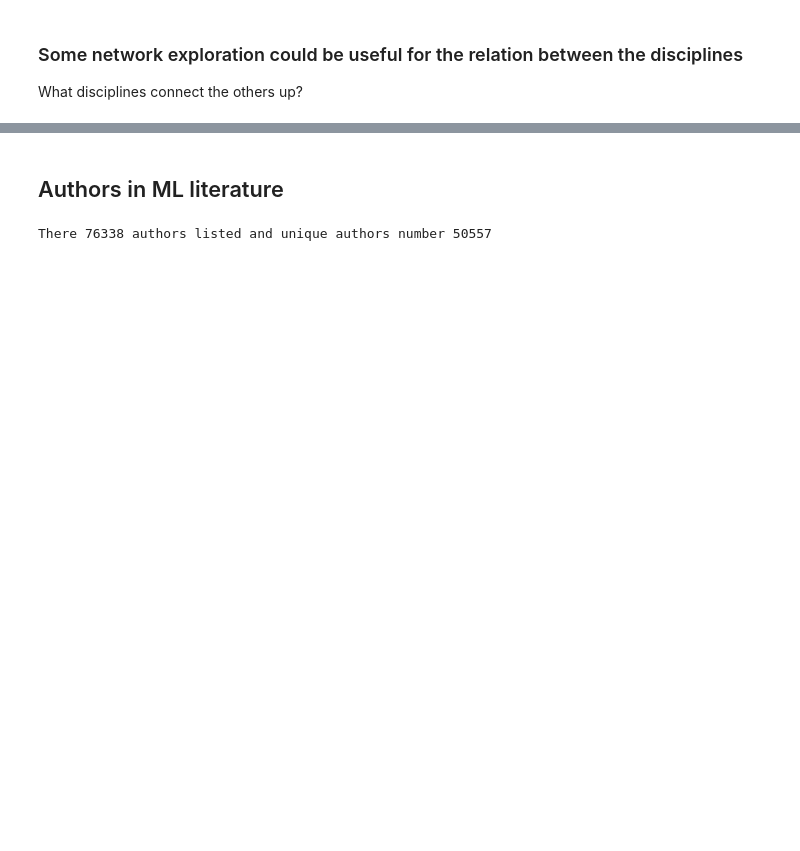
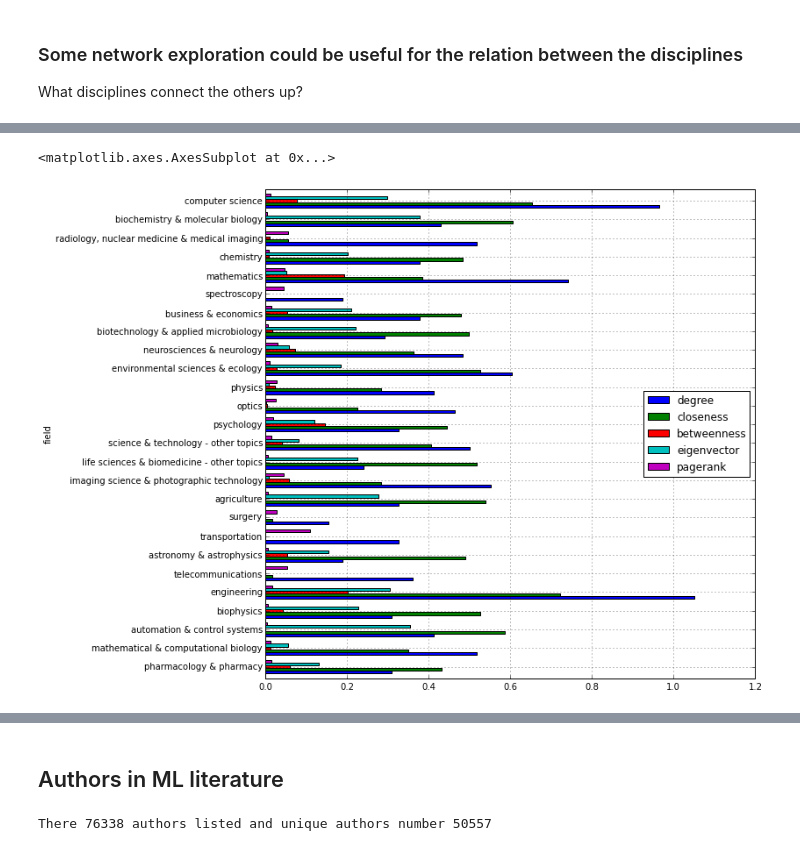
Before and after one commit to datapractice/machinelearners, a Jupyter notebook: ml_lit/ML_literature.ipynb, the cells around one changed output, grey strips where cells are left out. Drawn from its saved outputs; the diff is of its cells as text; code cells hidden in the pictures; blank space fills up the shorter version.

```diff
--- a/ml_lit/ML_literature.ipynb
+++ b/ml_lit/ML_literature.ipynb
@@ -220,0 +163,4 @@ nx.write_gexf(g2f,'fields.gexf')
+# %%
+between_c = nx.betweenness_centrality(core)
+between_cs = sorted_map(between_c)
+between_cs
@@ -220,0 +185,4 @@ nx.write_gexf(g2f,'fields.gexf')
+# %%
+eigen_c = nx.eigenvector_centrality(core)
+eigen_cs = sorted_map(eigen_c)
+eigen_cs
@@ -220,0 +207,4 @@ nx.write_gexf(g2f,'fields.gexf')
+# %%
+pr = nx.pagerank(core)
+pr_s = sorted_map(pr)
+pr_s
@@ -220,0 +229,11 @@ nx.write_gexf(g2f,'fields.gexf')
+# %%
+n1 = {x[0] for x in degree_cs[:10]}
+n2 = {x[0] for x in closeness_cs[:10]}
+n3 = {x[0] for x in between_cs[:10]}
+n4 = {x[0] for x in eigen_cs[:10]}
+n5 = {x[0] for x in pr_s[:10]}
+names = n1 | n2 | n3 | n4 | n5
+table =[[name, degree_c[name], closeness_c[name], between_c[name], eigen_c[name], pr[name]] for name in names]
+elite_group = pd.DataFrame(data = table, columns = ['field','degree', 'closeness', 'betweenness', 'eigenvector', 'pagerank'])
+elite_group = elite_group.set_index('field')
+elite_group
@@ -220,0 +259,9 @@ nx.write_gexf(g2f,'fields.gexf')
+# %%
+fig = plt.figure(figsize = (10,10))
+#labels = elite_group['field']
+#sp1=fig.add_subplot(1,4,1)
+#sp1.plot(x=elite_group.field, y= elite_group.degree)
+elite_group[['degree', 'closeness', 'betweenness', 'eigenvector', 'pagerank']].plot(kind='barh',  figsize=(10,10))
+# %% [output]
+<matplotlib.axes.AxesSubplot at 0x...>
+[figure, added]
```
Also changed, not shown: parts of 67 cells of this notebook, 3 other files.
